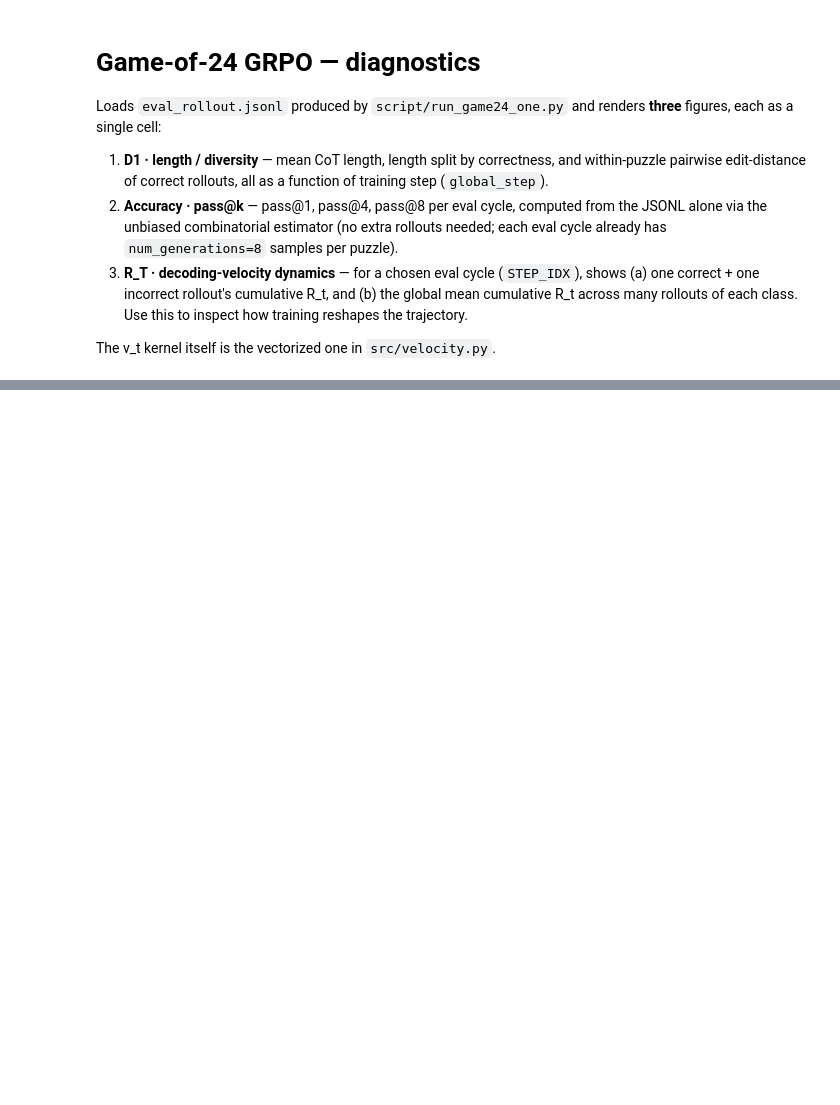
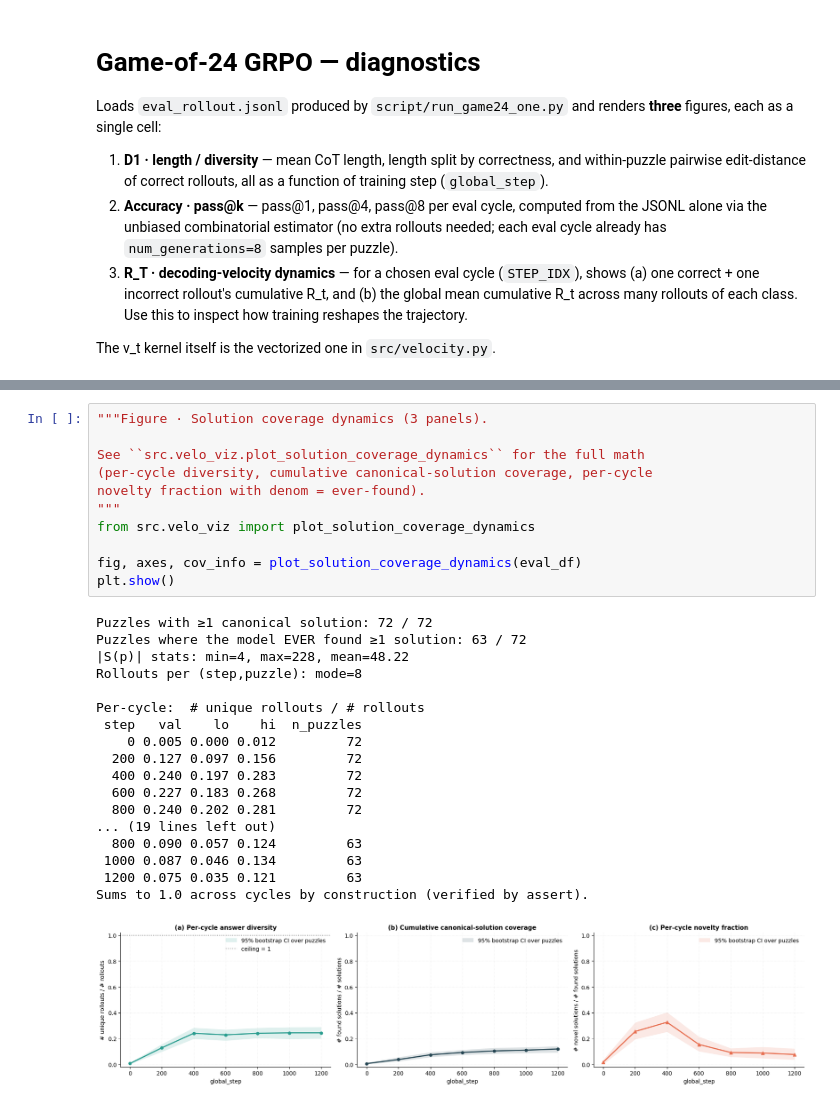
Before and after one commit to fangyuan-ksgk/arl, a Jupyter notebook: game24_figure.ipynb, the cells around one changed output, grey strips where cells are left out. Saved outputs shown, nothing was run; the diff lists cells and outputs as text; blank space fills up the shorter version.

```diff
--- a/game24_figure.ipynb
+++ b/game24_figure.ipynb
@@ -155,0 +413,30 @@ print(pak.round(3))
+# %%
+"""Figure · Solution coverage dynamics (3 panels).
+
+See ``src.velo_viz.plot_solution_coverage_dynamics`` for the full math
+(per-cycle diversity, cumulative canonical-solution coverage, per-cycle
+novelty fraction with denom = ever-found).
+"""
+from src.velo_viz import plot_solution_coverage_dynamics
+
+fig, axes, cov_info = plot_solution_coverage_dynamics(eval_df)
+plt.show()
+# %% [output]
+Puzzles with ≥1 canonical solution: 72 / 72
+Puzzles where the model EVER found ≥1 solution: 63 / 72
+|S(p)| stats: min=4, max=228, mean=48.22
+Rollouts per (step,puzzle): mode=8
+
+Per-cycle:  # unique rollouts / # rollouts
+ step   val    lo    hi  n_puzzles
+    0 0.005 0.000 0.012         72
+  200 0.127 0.097 0.156         72
+  400 0.240 0.197 0.283         72
+  600 0.227 0.183 0.268         72
+  800 0.240 0.202 0.281         72
+... (19 lines left out)
+  800 0.090 0.057 0.124         63
+ 1000 0.087 0.046 0.134         63
+ 1200 0.075 0.035 0.121         63
+Sums to 1.0 across cycles by construction (verified by assert).
+[figure, added]
```
Also changed, not shown: parts of 7 cells of this notebook, 2 other files.
